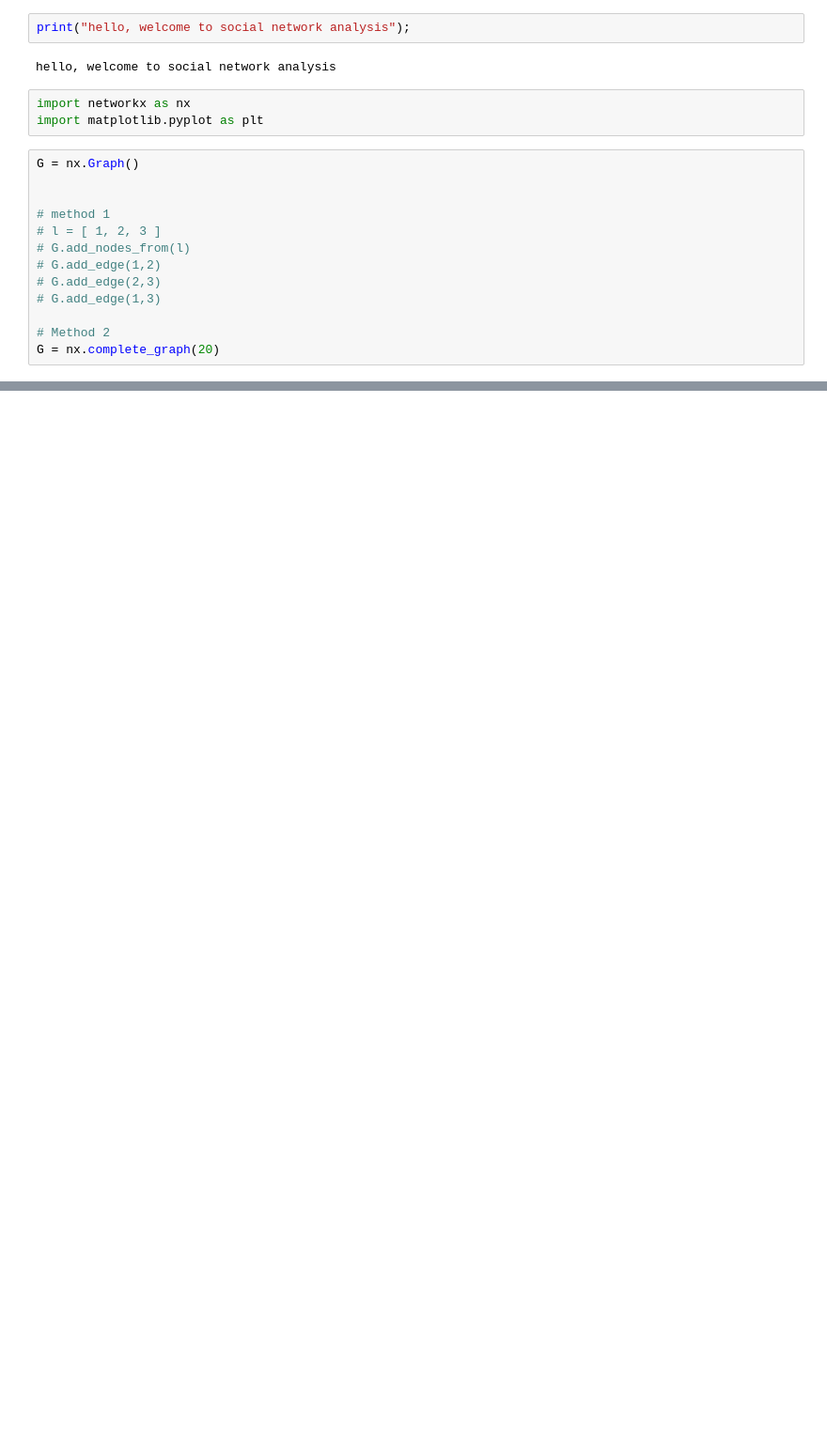
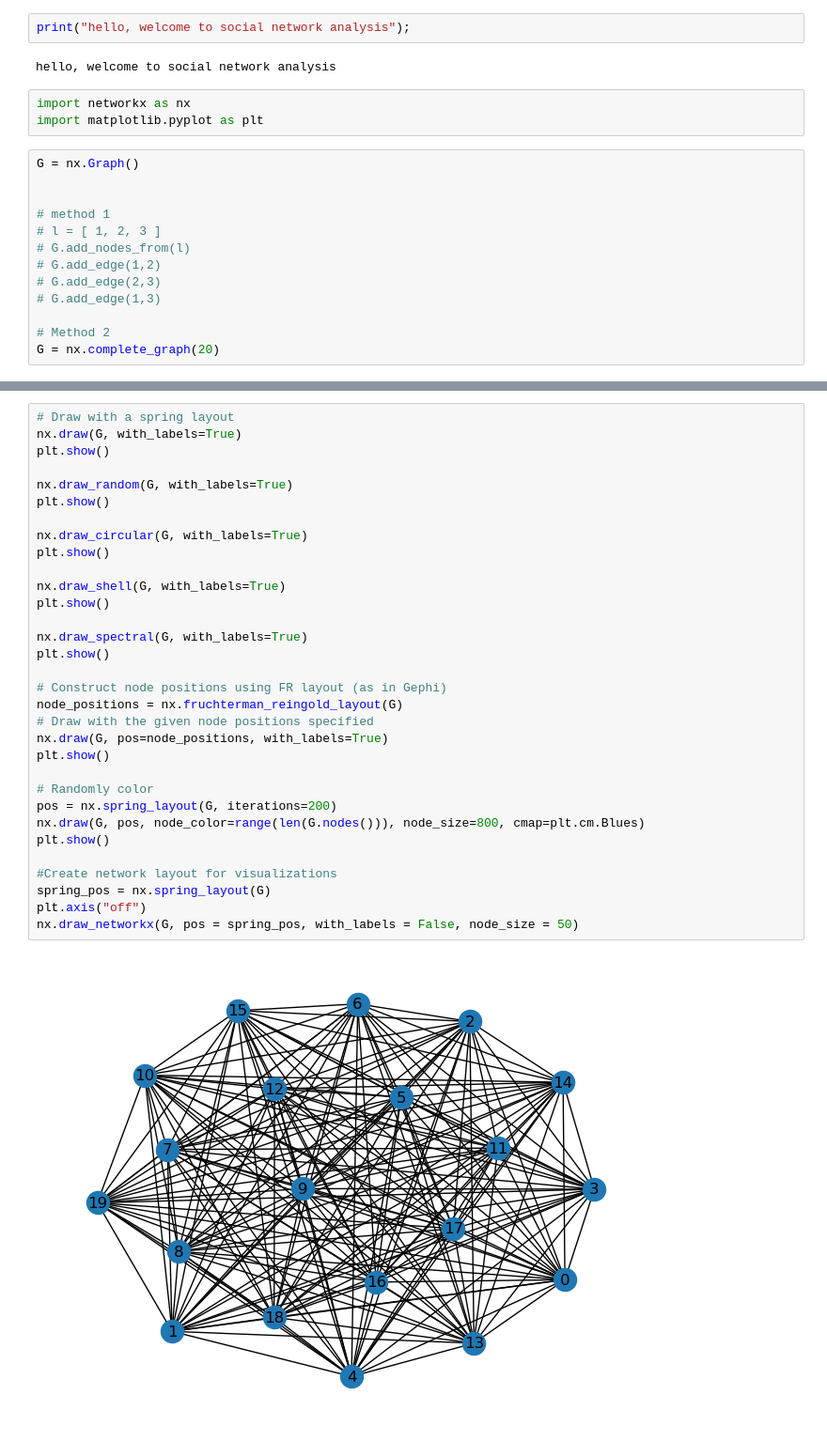
Before and after one commit to muwongelawrence-tech/Statistical_Machine_Learning-and-Data-science, a Jupyter notebook: Graph Analysis using Networkx.ipynb, the cells around one changed output, grey strips where cells are left out. Shown at 94% size. Cells and saved outputs as stored; diff of their text form; blank space fills up the shorter version.

```diff
--- a/Graph Analysis using Networkx.ipynb
+++ b/Graph Analysis using Networkx.ipynb
@@ -25,0 +156,34 @@ plt.show()
+# %%
+# Draw with a spring layout
+nx.draw(G, with_labels=True)
+plt.show()
+
+nx.draw_random(G, with_labels=True)
+plt.show()
+
+nx.draw_circular(G, with_labels=True)
+plt.show()
+
+nx.draw_shell(G, with_labels=True)
+plt.show()
+
+nx.draw_spectral(G, with_labels=True)
+plt.show()
+
+# Construct node positions using FR layout (as in Gephi)
+node_positions = nx.fruchterman_reingold_layout(G)
+# Draw with the given node positions specified
+nx.draw(G, pos=node_positions, with_labels=True)
+plt.show()
+
+# Randomly color
+pos = nx.spring_layout(G, iterations=200)
+nx.draw(G, pos, node_color=range(len(G.nodes())), node_size=800, cmap=plt.cm.Blues)
+plt.show()
+
+#Create network layout for visualizations
+spring_pos = nx.spring_layout(G)
+plt.axis("off")
+nx.draw_networkx(G, pos = spring_pos, with_labels = False, node_size = 50)
+# %% [output]
+[figure, added]
```
Also changed, not shown: parts of 12 cells of this notebook.
